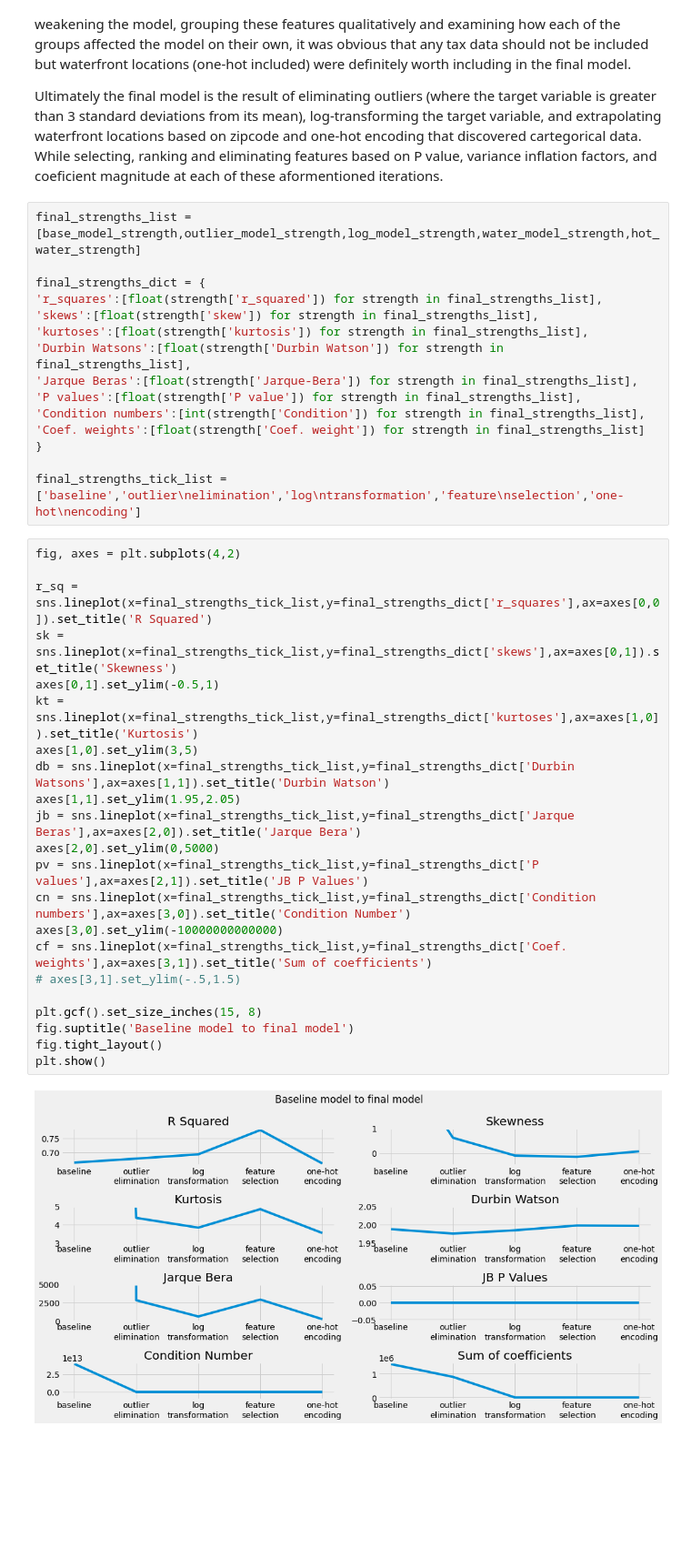
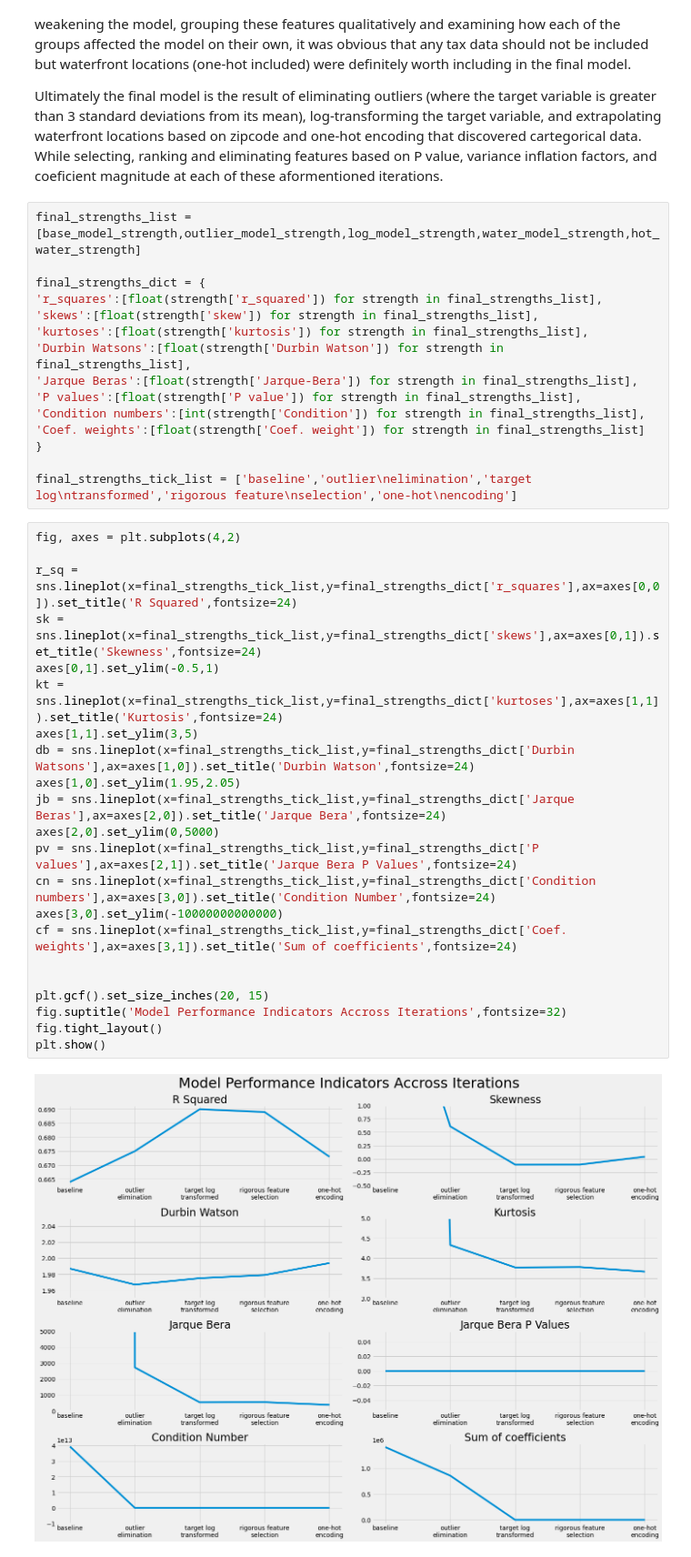
Before and after one commit to Zeth-Abney/Flatiron-school, a Jupyter notebook: phase-2/PROJECT/EDA.ipynb, the cells around one changed output. Shown at 91% size. Drawn from its saved outputs; the diff is of its cells as text; blank space fills up the shorter version.

```diff
--- a/phase-2/PROJECT/EDA.ipynb
+++ b/phase-2/PROJECT/EDA.ipynb
@@ -1311,31 +1412,31 @@ final_strengths_dict = {
 'Coef. weights':[float(strength['Coef. weight']) for strength in final_strengths_list]
 }
 
-final_strengths_tick_list = ['baseline','outlier\nelimination','log\ntransformation','feature\nselection','one-hot\nencoding']
+final_strengths_tick_list = ['baseline','outlier\nelimination','target log\ntransformed','rigorous feature\nselection','one-hot\nencoding']
 # %%
 fig, axes = plt.subplots(4,2)
 
-r_sq = sns.lineplot(x=final_strengths_tick_list,y=final_strengths_dict['r_squares'],ax=axes[0,0]).set_title('R Squared')
-sk = sns.lineplot(x=final_strengths_tick_list,y=final_strengths_dict['skews'],ax=axes[0,1]).set_title('Skewness')
+r_sq = sns.lineplot(x=final_strengths_tick_list,y=final_strengths_dict['r_squares'],ax=axes[0,0]).set_title('R Squared',fontsize=24)
+sk = sns.lineplot(x=final_strengths_tick_list,y=final_strengths_dict['skews'],ax=axes[0,1]).set_title('Skewness',fontsize=24)
 axes[0,1].set_ylim(-0.5,1)
-kt = sns.lineplot(x=final_strengths_tick_list,y=final_strengths_dict['kurtoses'],ax=axes[1,0]).set_title('Kurtosis')
-axes[1,0].set_ylim(3,5)
-db = sns.lineplot(x=final_strengths_tick_list,y=final_strengths_dict['Durbin Watsons'],ax=axes[1,1]).set_title('Durbin Watson')
-axes[1,1].set_ylim(1.95,2.05)
-jb = sns.lineplot(x=final_strengths_tick_list,y=final_strengths_dict['Jarque Beras'],ax=axes[2,0]).set_title('Jarque Bera')
+kt = sns.lineplot(x=final_strengths_tick_list,y=final_strengths_dict['kurtoses'],ax=axes[1,1]).set_title('Kurtosis',fontsize=24)
+axes[1,1].set_ylim(3,5)
+db = sns.lineplot(x=final_strengths_tick_list,y=final_strengths_dict['Durbin Watsons'],ax=axes[1,0]).set_title('Durbin Watson',fontsize=24)
+axes[1,0].set_ylim(1.95,2.05)
+jb = sns.lineplot(x=final_strengths_tick_list,y=final_strengths_dict['Jarque Beras'],ax=axes[2,0]).set_title('Jarque Bera',fontsize=24)
 axes[2,0].set_ylim(0,5000)
-pv = sns.lineplot(x=final_strengths_tick_list,y=final_strengths_dict['P values'],ax=axes[2,1]).set_title('JB P Values')
-cn = sns.lineplot(x=final_strengths_tick_list,y=final_strengths_dict['Condition numbers'],ax=axes[3,0]).set_title('Condition Number')
+pv = sns.lineplot(x=final_strengths_tick_list,y=final_strengths_dict['P values'],ax=axes[2,1]).set_title('Jarque Bera P Values',fontsize=24)
+cn = sns.lineplot(x=final_strengths_tick_list,y=final_strengths_dict['Condition numbers'],ax=axes[3,0]).set_title('Condition Number',fontsize=24)
 axes[3,0].set_ylim(-10000000000000)
-cf = sns.lineplot(x=final_strengths_tick_list,y=final_strengths_dict['Coef. weights'],ax=axes[3,1]).set_title('Sum of coefficients')
-# axes[3,1].set_ylim(-.5,1.5)
+cf = sns.lineplot(x=final_strengths_tick_list,y=final_strengths_dict['Coef. weights'],ax=axes[3,1]).set_title('Sum of coefficients',fontsize=24)
 
-plt.gcf().set_size_inches(15, 8)
-fig.suptitle('Baseline model to final model')
+
+plt.gcf().set_size_inches(20, 15)
+fig.suptitle('Model Performance Indicators Accross Iterations',fontsize=32)
 fig.tight_layout()
 plt.show()
 # %% [output]
-[figure, old version]
+[figure, new version]
 # %%
 fig, (ax1,ax2,ax3,ax4,ax5) = plt.subplots(1,5)
 
```
Also changed, not shown: parts of 30 cells of this notebook, 18 other files.
